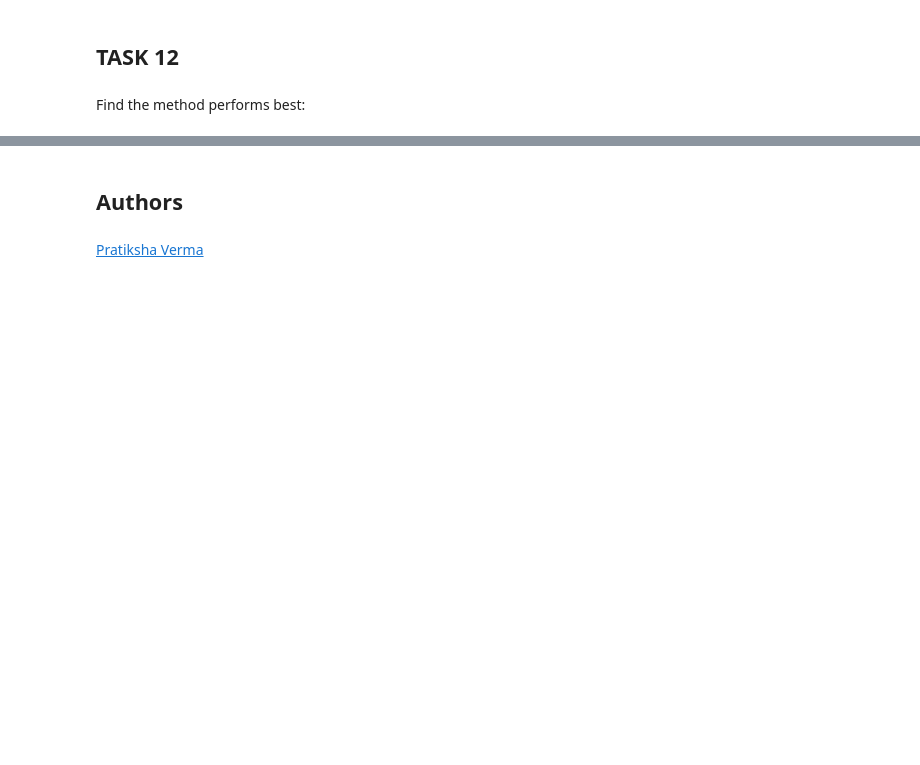
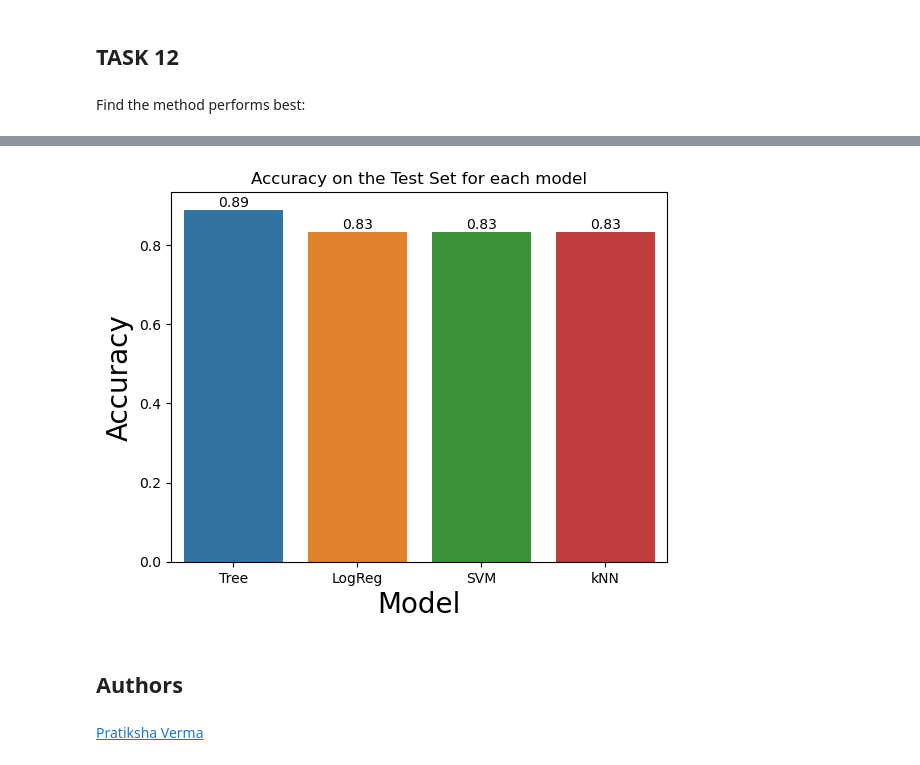
Before and after one commit to Maskul93/IBM-Applied-DataScience-Captsone, a Jupyter notebook: 07_SpaceX_Machine_Learning_Prediction_Part_5.jupyterlite.ipynb, the cells around one changed output, grey strips where cells are left out. Drawn from its saved outputs; the diff is of its cells as text; code cells hidden in the pictures; blank space fills up the shorter version.

```diff
--- a/07_SpaceX_Machine_Learning_Prediction_Part_5.jupyterlite.ipynb
+++ b/07_SpaceX_Machine_Learning_Prediction_Part_5.jupyterlite.ipynb
@@ -333,3 +333,14 @@ df
+# %%
+## Plot the accuracy as bar chart
+ax = sns.barplot(x='Model', y='Accuracy', data = df)
+ax.bar_label(ax.containers[0], fmt='%.2f')
+plt.xlabel('Model', fontsize=20)
+plt.ylabel('Accuracy', fontsize=20)
+plt.title('Accuracy on the Test Set for each model')
+
+plt.show()
+# %% [output]
+[figure, added]
 # %% [markdown]
 ## Authors
 # %% [markdown]
```
Also changed, not shown: parts of 14 cells of this notebook, 4 other files.
